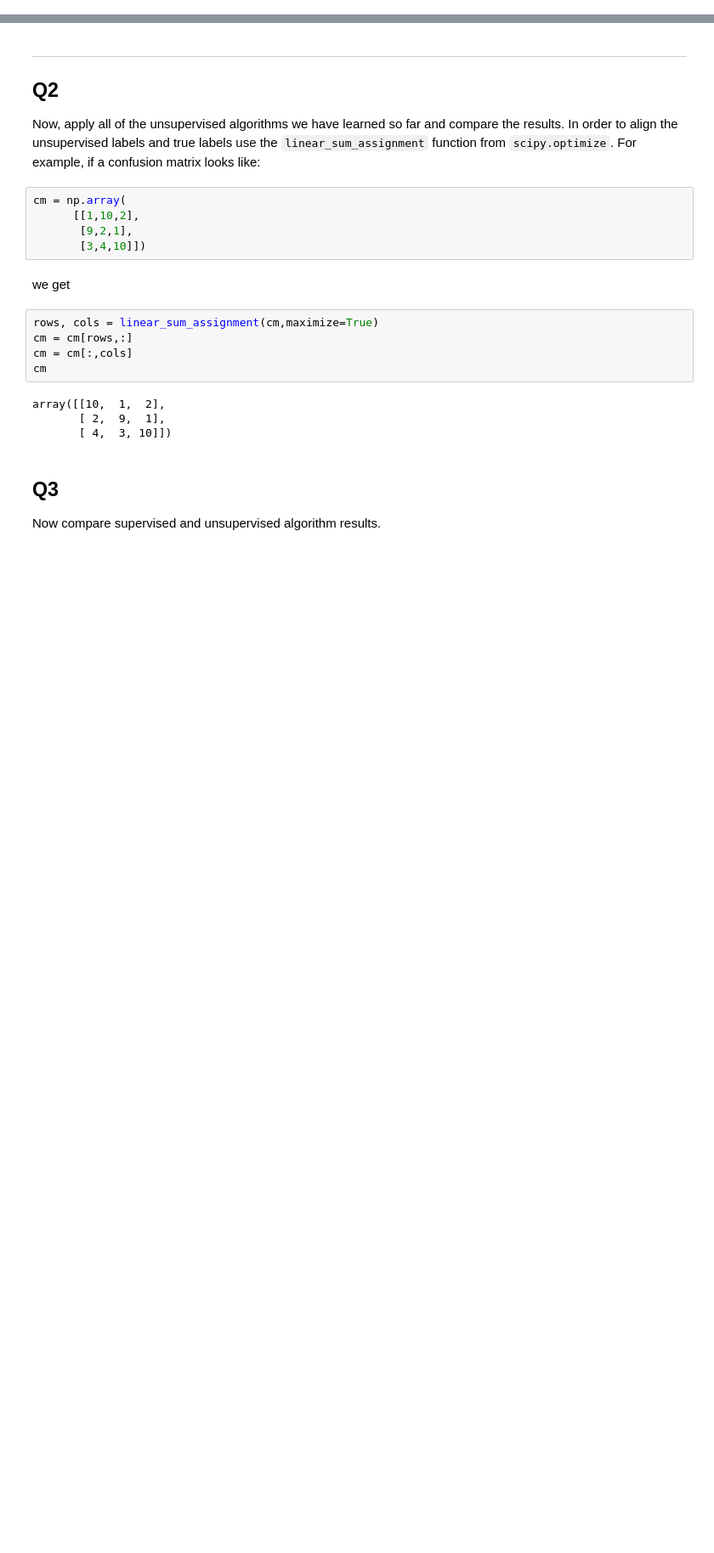
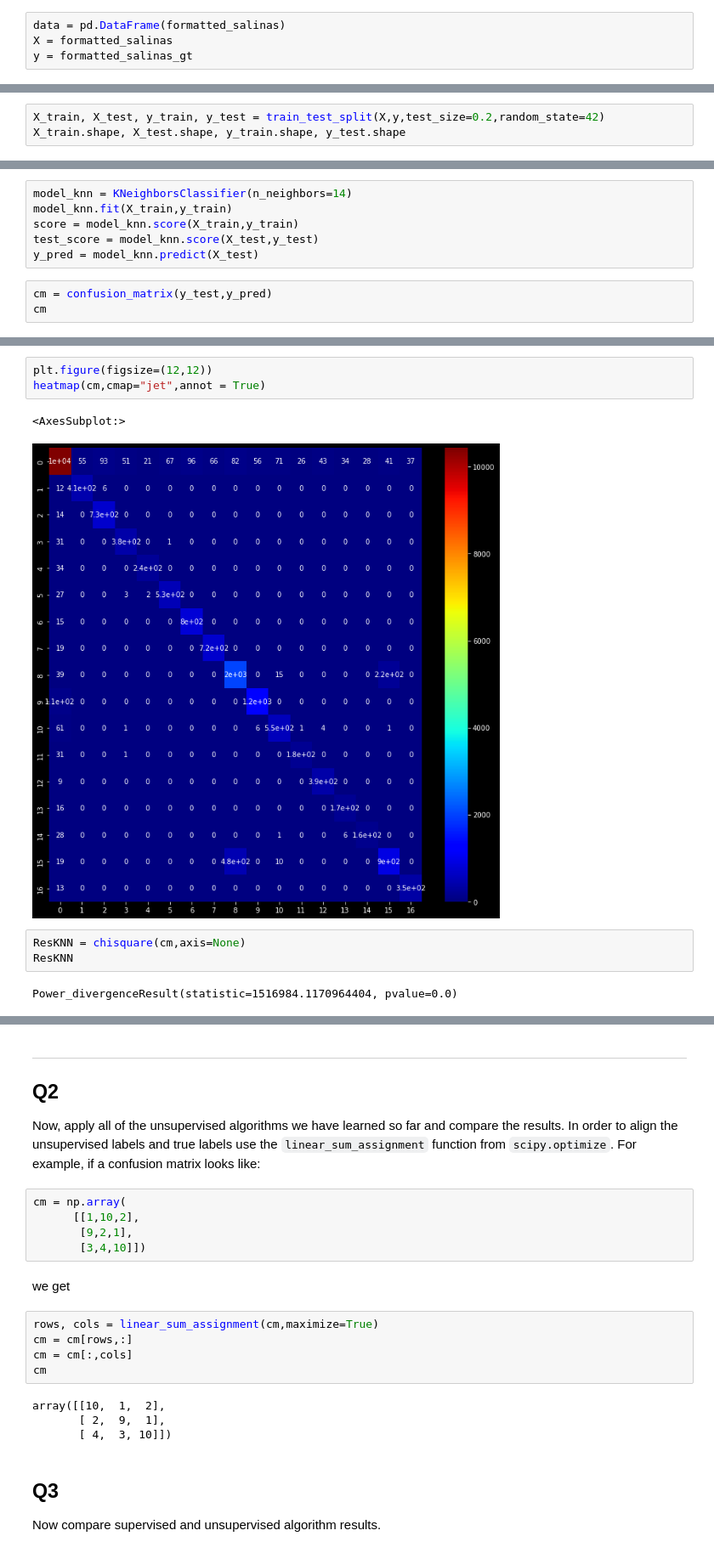
Before and after one commit to cemsanga/MAT555E_Assignments, a Jupyter notebook: HW3/HW3.ipynb, the cells around one changed output, grey strips where cells are left out. Shown: that part at 85% size. Saved outputs shown, nothing was run; the diff lists cells and outputs as text; blank space fills up the shorter version.

```diff
--- a/HW3/HW3.ipynb
+++ b/HW3/HW3.ipynb
@@ -21,3 +66,7 @@ salinas_gt.shape
+# %%
+data = pd.DataFrame(formatted_salinas)
+X = formatted_salinas
+y = formatted_salinas_gt
 # %% [markdown]
 ## Q1
 
@@ -28,0 +78,3 @@ salinas_gt.shape
+# %%
+X_train, X_test, y_train, y_test = train_test_split(X,y,test_size=0.2,random_state=42)
+X_train.shape, X_test.shape, y_train.shape, y_test.shape
@@ -28,0 +162,9 @@ salinas_gt.shape
+# %%
+model_knn = KNeighborsClassifier(n_neighbors=14)
+model_knn.fit(X_train,y_train)
+score = model_knn.score(X_train,y_train)
+test_score = model_knn.score(X_test,y_test)
+y_pred = model_knn.predict(X_test)
+# %%
+cm = confusion_matrix(y_test,y_pred)
+cm
@@ -28,0 +189,11 @@ salinas_gt.shape
+# %%
+plt.figure(figsize=(12,12))
+heatmap(cm,cmap="jet",annot = True)
+# %% [output]
+<AxesSubplot:>
+[figure, added]
+# %%
+ResKNN = chisquare(cm,axis=None)
+ResKNN
+# %% [output]
+Power_divergenceResult(statistic=1516984.1170964404, pvalue=0.0)
```
Also changed, not shown: parts of 22 cells of this notebook, 1 other file.
